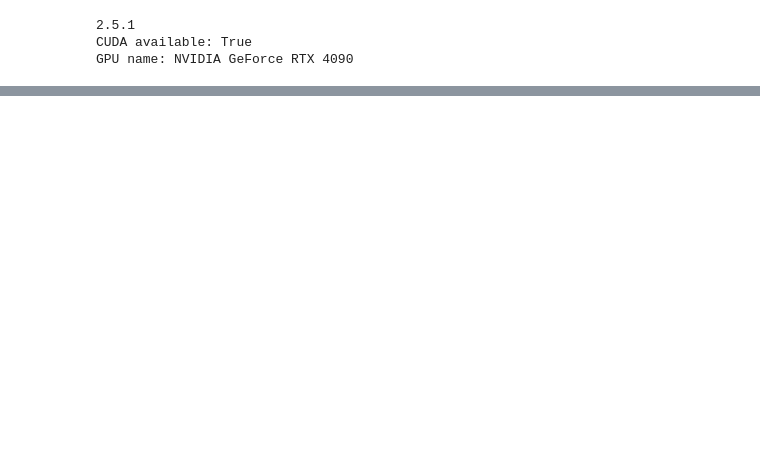
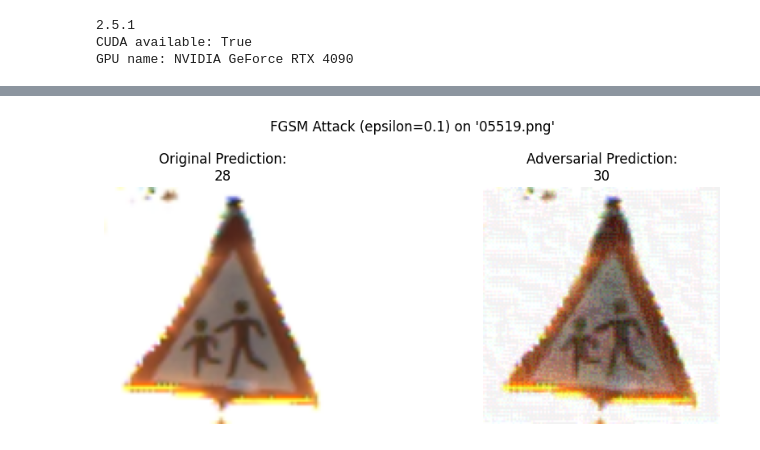
Before and after one commit to shotitouch/SafeToTouch, a Jupyter notebook: cnn model.ipynb, the cells around one changed output, grey strips where cells are left out. Cells and saved outputs as stored; diff of their text form; code cells hidden in the pictures; blank space fills up the shorter version.

```diff
--- a/cnn model.ipynb
+++ b/cnn model.ipynb
@@ -231,0 +339,89 @@ torch.save(model.state_dict(), r"C:\Users\Ruijia Li\Downloads\archive\simple_cnn
+# %%
+import torch
+import matplotlib.pyplot as plt
+from PIL import Image
+import numpy as np
+
+# =========================
+# FGSM function
+# =========================
+def fgsm_attack(image, epsilon, data_grad):
+    sign_data_grad = data_grad.sign()
+    perturbed_image = image + epsilon * sign_data_grad
+    perturbed_image = torch.clamp(perturbed_image, -1, 1)
+    return perturbed_image
+
+# =========================
+# Select random image
+# =========================
+test_images = [f for f in os.listdir(test_dir) if f.endswith(('.jpg', '.jpeg', '.png'))]
+random_image_name = random.choice(test_images)
+random_image_path = os.path.join(test_dir, random_image_name)
+
+# Load and preprocess image
+image = Image.open(random_image_path).convert("RGB")
+input_tensor = transform(image).unsqueeze(0).to(device)
+input_tensor.requires_grad = True
+
+# =========================
+# Predict original
+# =========================
+output = model(input_tensor)
+orig_pred_idx = output.argmax(1).item()
+orig_pred_label = idx_to_class[orig_pred_idx]
+
+# Assume original prediction is correct label
+criterion = torch.nn.CrossEntropyLoss()
+loss = criterion(output, torch.tensor([orig_pred_idx], device=device))
+model.zero_grad()
+loss.backward()
+data_grad = input_tensor.grad.data
+
+# =========================
+# Create adversarial image
+# =========================
+epsilon = 0.1
+adv_tensor = fgsm_attack(input_tensor, epsilon, data_grad)
+
+# =========================
+# Predict adversarial
+# =========================
+with torch.no_grad():
+    adv_output = model(adv_tensor)
+    adv_pred_idx = adv_output.argmax(1).item()
+    adv_pred_label = idx_to_class[adv_pred_idx]
+
+# =========================
+# Convert for plotting
+# =========================
+def im_convert(tensor):
+    img = tensor.squeeze().detach().cpu().numpy()
+    img = img.transpose(1, 2, 0)
+    img = img * 0.5 + 0.5  # Unnormalize
+    return np.clip(img, 0, 1)
+
+# =========================
+# Show both images
+# =========================
+fig, (ax1, ax2) = plt.subplots(1, 2, figsize=(10, 4))
+ax1.imshow(im_convert(input_tensor))
+ax1.set_title(f"Original Prediction:\n{orig_pred_label}")
+ax1.axis('off')
+
+ax2.imshow(im_convert(adv_tensor))
+ax2.set_title(f"Adversarial Prediction:\n{adv_pred_label}")
+ax2.axis('off')
+
+plt.suptitle(f"FGSM Attack (epsilon={epsilon}) on '{random_image_name}'")
+plt.tight_layout()
+plt.show()
+
+# =========================
+# Print result
+# =========================
+if orig_pred_label != adv_pred_label:
+    print(f"⚠️  Adversarial attack successful! Changed from '{orig_pred_label}' to '{adv_pred_label}'")
+else:
+    print(f"✅ Model still predicted '{orig_pred_label}' after FGSM attack")
+# %% [output]
+[figure, added]
```
Also changed, not shown: parts of 6 cells of this notebook.
